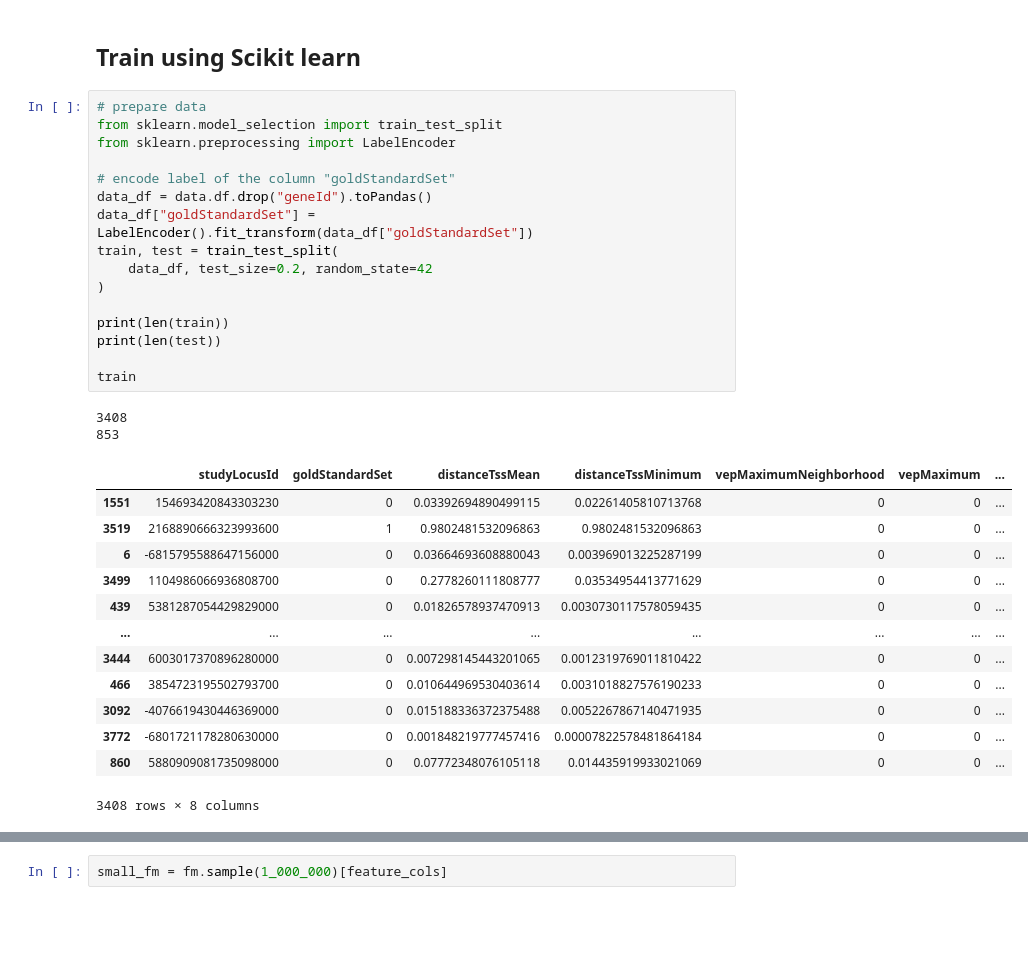
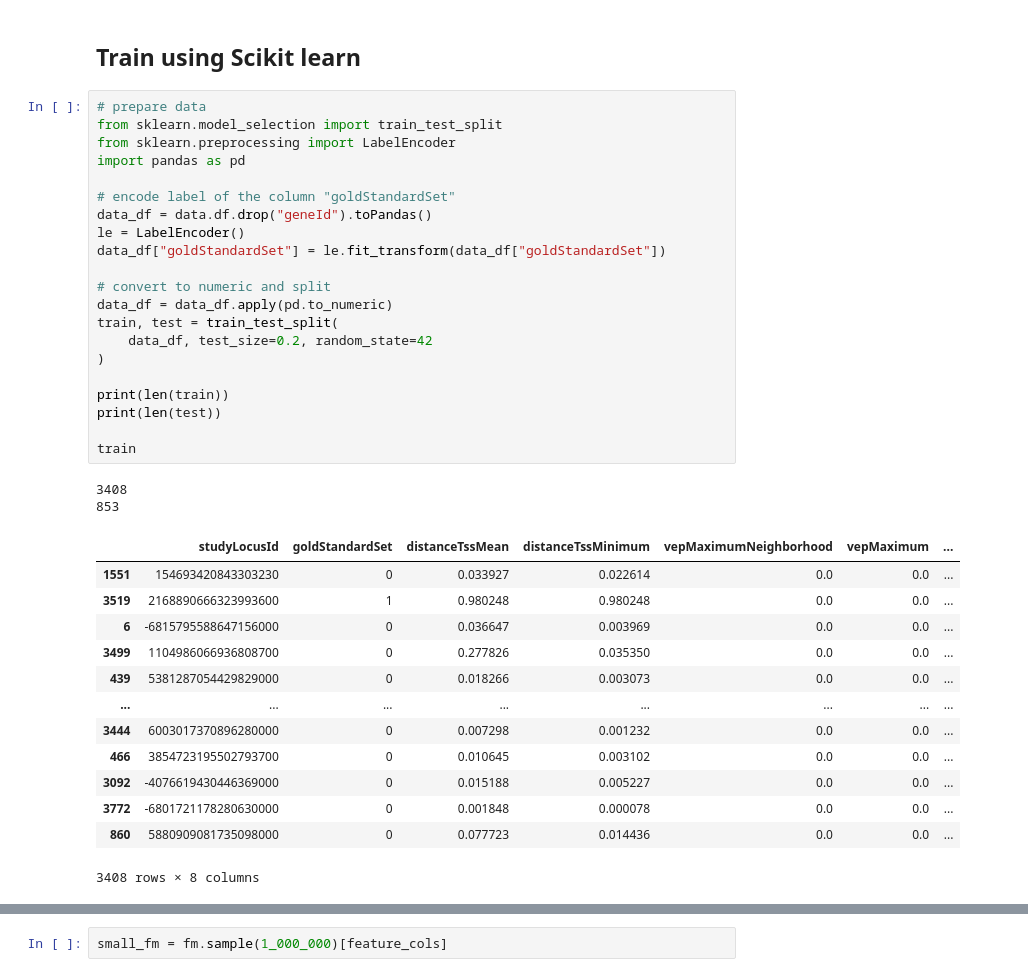
Before and after one commit to opentargets/gentropy, a Jupyter notebook: notebooks/l2g_scikit.ipynb, the cells around one changed output, grey strips where cells are left out. Saved outputs shown, nothing was run; the diff lists cells and outputs as text; blank space fills up the shorter version.

```diff
--- a/notebooks/l2g_scikit.ipynb
+++ b/notebooks/l2g_scikit.ipynb
@@ -34,34 +33,39 @@ only showing top 5 rows
 # %%
 # prepare data
 from sklearn.model_selection import train_test_split
 from sklearn.preprocessing import LabelEncoder
+import pandas as pd
 
 # encode label of the column "goldStandardSet"
 data_df = data.df.drop("geneId").toPandas()
-data_df["goldStandardSet"] = LabelEncoder().fit_transform(data_df["goldStandardSet"])
+le = LabelEncoder()
+data_df["goldStandardSet"] = le.fit_transform(data_df["goldStandardSet"])
+
+# convert to numeric and split
+data_df = data_df.apply(pd.to_numeric)
 train, test = train_test_split(
     data_df, test_size=0.2, random_state=42
 )
 
 print(len(train))
 print(len(test))
 
 train
 # %% [output]
 3408
 853
 |  | studyLocusId | goldStandardSet | distanceTssMean | distanceTssMinimum | vepMaximumNeighborhood | vepMaximum | ... |
-| 1551 | 154693420843303230 | 0 | 0.03392694890499115 | 0.02261405810713768 | 0 | 0 | ... |
-| 3519 | 2168890666323993600 | 1 | 0.9802481532096863 | 0.9802481532096863 | 0 | 0 | ... |
-| 6 | -6815795588647156000 | 0 | 0.03664693608880043 | 0.003969013225287199 | 0 | 0 | ... |
-| 3499 | 1104986066936808700 | 0 | 0.2778260111808777 | 0.03534954413771629 | 0 | 0 | ... |
-| 439 | 5381287054429829000 | 0 | 0.01826578937470913 | 0.0030730117578059435 | 0 | 0 | ... |
+| 1551 | 154693420843303230 | 0 | 0.033927 | 0.022614 | 0.0 | 0.0 | ... |
+| 3519 | 2168890666323993600 | 1 | 0.980248 | 0.980248 | 0.0 | 0.0 | ... |
+| 6 | -6815795588647156000 | 0 | 0.036647 | 0.003969 | 0.0 | 0.0 | ... |
+| 3499 | 1104986066936808700 | 0 | 0.277826 | 0.035350 | 0.0 | 0.0 | ... |
+| 439 | 5381287054429829000 | 0 | 0.018266 | 0.003073 | 0.0 | 0.0 | ... |
 | ... | ... | ... | ... | ... | ... | ... | ... |
-| 3444 | 6003017370896280000 | 0 | 0.007298145443201065 | 0.0012319769011810422 | 0 | 0 | ... |
-| 466 | 3854723195502793700 | 0 | 0.010644969530403614 | 0.0031018827576190233 | 0 | 0 | ... |
-| 3092 | -4076619430446369000 | 0 | 0.015188336372375488 | 0.0052267867140471935 | 0 | 0 | ... |
-| 3772 | -6801721178280630000 | 0 | 0.001848219777457416 | 0.00007822578481864184 | 0 | 0 | ... |
-| 860 | 5880909081735098000 | 0 | 0.07772348076105118 | 0.014435919933021069 | 0 | 0 | ... |
+| 3444 | 6003017370896280000 | 0 | 0.007298 | 0.001232 | 0.0 | 0.0 | ... |
+| 466 | 3854723195502793700 | 0 | 0.010645 | 0.003102 | 0.0 | 0.0 | ... |
+| 3092 | -4076619430446369000 | 0 | 0.015188 | 0.005227 | 0.0 | 0.0 | ... |
+| 3772 | -6801721178280630000 | 0 | 0.001848 | 0.000078 | 0.0 | 0.0 | ... |
+| 860 | 5880909081735098000 | 0 | 0.077723 | 0.014436 | 0.0 | 0.0 | ... |
 3408 rows × 8 columns
 # %%
 from sklearn.ensemble import GradientBoostingClassifier
```
Also changed, not shown: parts of 14 cells of this notebook, 2 other files.
